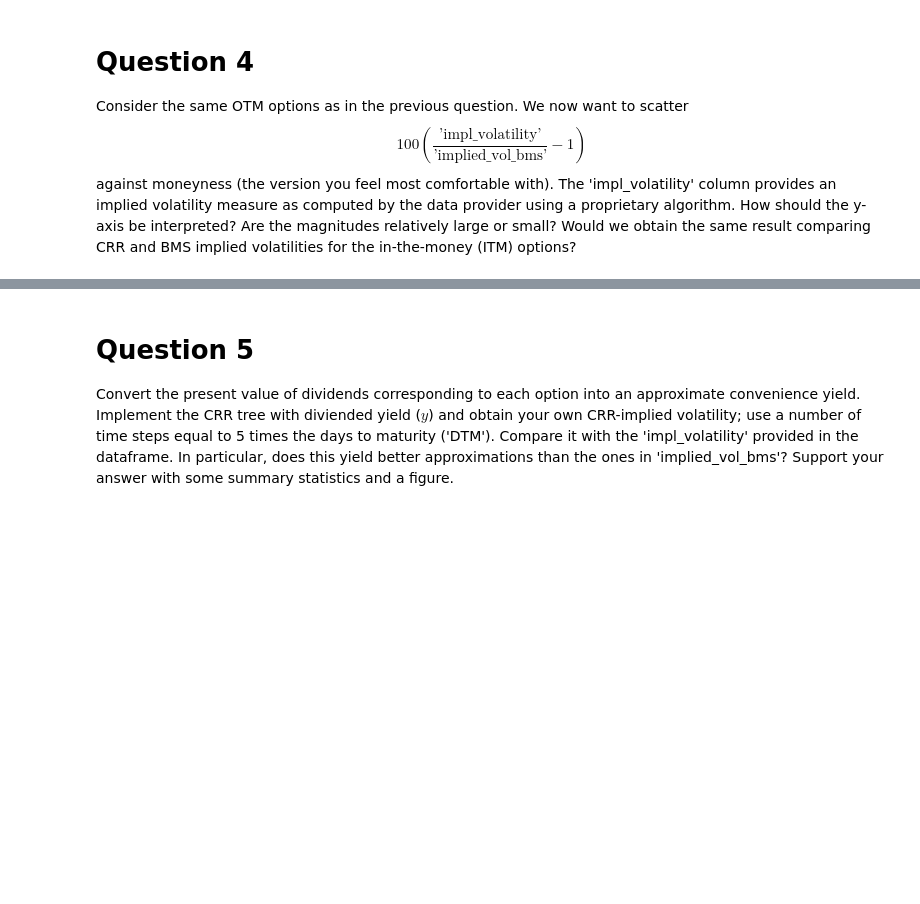
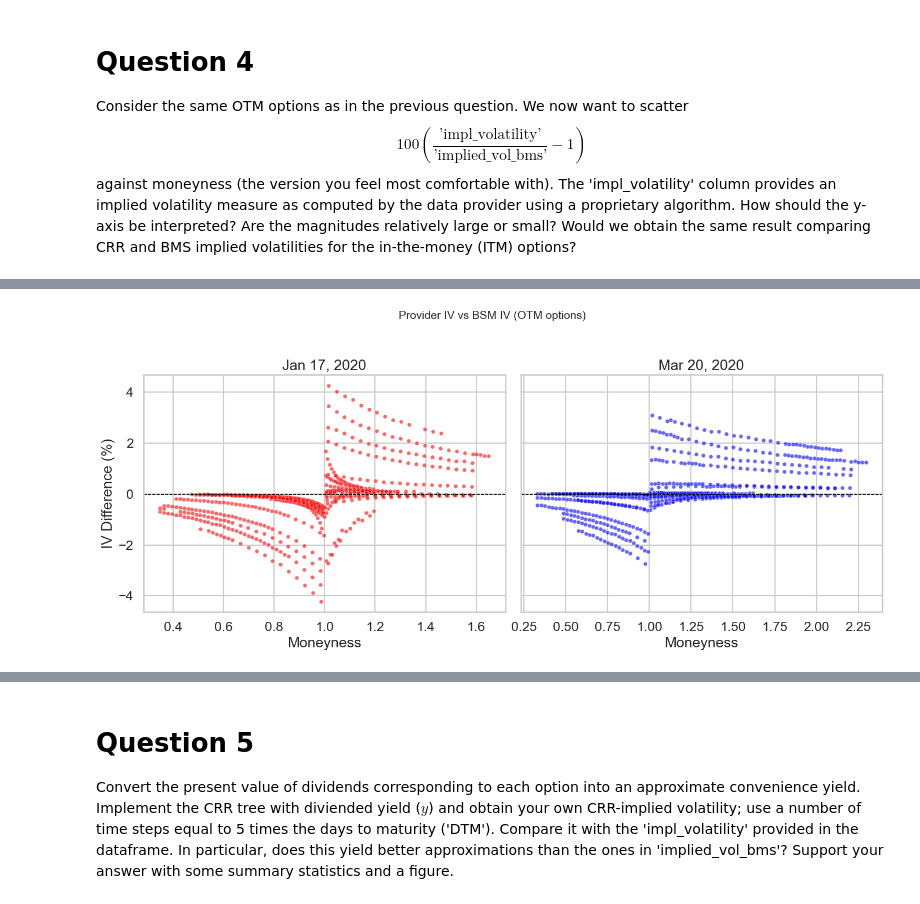
Before and after one commit to geoffroy-h-e/derivatives_p1, a Jupyter notebook: Derivatives_assignment_1/202510-assignment1-en.ipynb, the cells around one changed output, grey strips where cells are left out. Cells and saved outputs as stored; diff of their text form; code cells hidden in the pictures; blank space fills up the shorter version.

```diff
--- a/Derivatives_assignment_1/202510-assignment1-en.ipynb
+++ b/Derivatives_assignment_1/202510-assignment1-en.ipynb
@@ -371,0 +414,48 @@ against moneyness (the version you feel most comfortable with). The 'impl_volati
+# %%
+import seaborn as sns
+import matplotlib.pyplot as plt
+
+# Prepare two subsets
+df_jan17 = df[df['date'] == pd.Timestamp("2020-01-17")].copy()
+df_mar20 = df[df['date'] == pd.Timestamp("2020-03-20")].copy()
+
+# Set up figure with two subplots
+fig, axes = plt.subplots(1, 2, figsize=(14,6), sharey=True)
+
+# --- Jan 17, 2020 ---
+sns.scatterplot(
+    data=df_jan17,
+    x="moneyness",
+    y="iv_diff_pct",
+    alpha=0.6,
+    s=25,
+    ax=axes[0],
+    color="red"
+)
+axes[0].axhline(0, color="black", linestyle="--", linewidth=1)
+axes[0].set_title("Jan 17, 2020")
+axes[0].set_xlabel("Moneyness")
+axes[0].set_ylabel("IV Difference (%)")
+
+# --- Mar 20, 2020 ---
+sns.scatterplot(
+    data=df_mar20,
+    x="moneyness",
+    y="iv_diff_pct",
+    alpha=0.6,
+    s=25,
+    ax=axes[1],
+    color="blue"
+)
+axes[1].axhline(0, color="black", linestyle="--", linewidth=1)
+axes[1].set_title("Mar 20, 2020")
+axes[1].set_xlabel("Moneyness")
+axes[1].set_ylabel("")
+
+# Overall title
+fig.suptitle("Provider IV vs BSM IV (OTM options)", fontsize=14, y=1.02)
+
+plt.tight_layout()
+plt.show()
+# %% [output]
+[figure, added]
```
Also changed, not shown: parts of 14 cells of this notebook.
